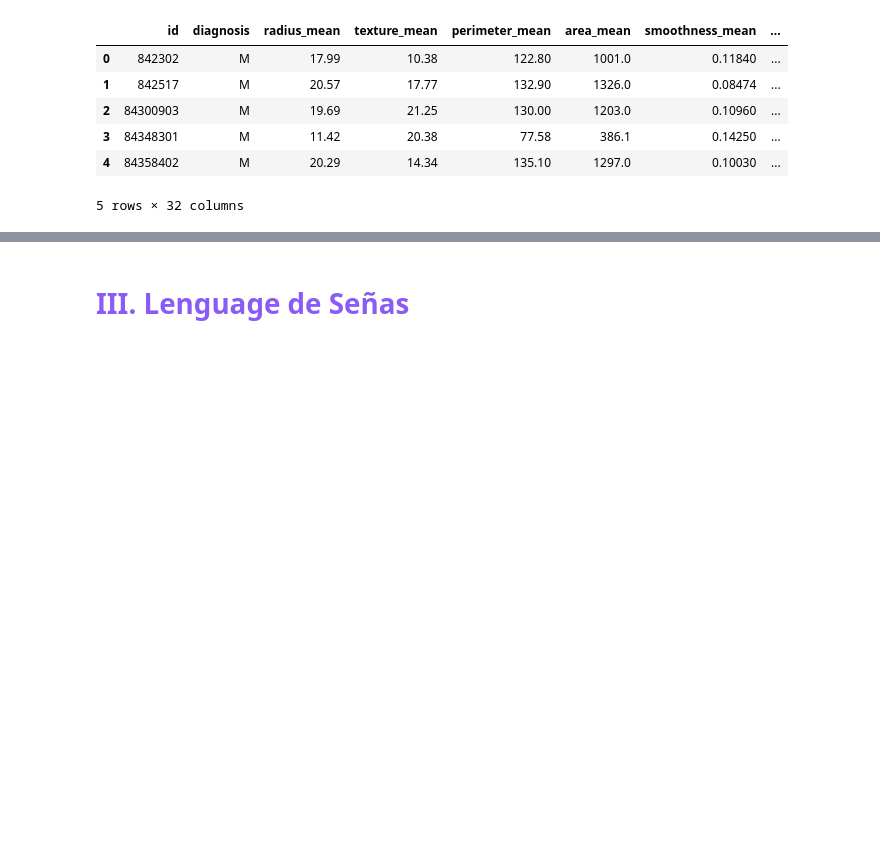
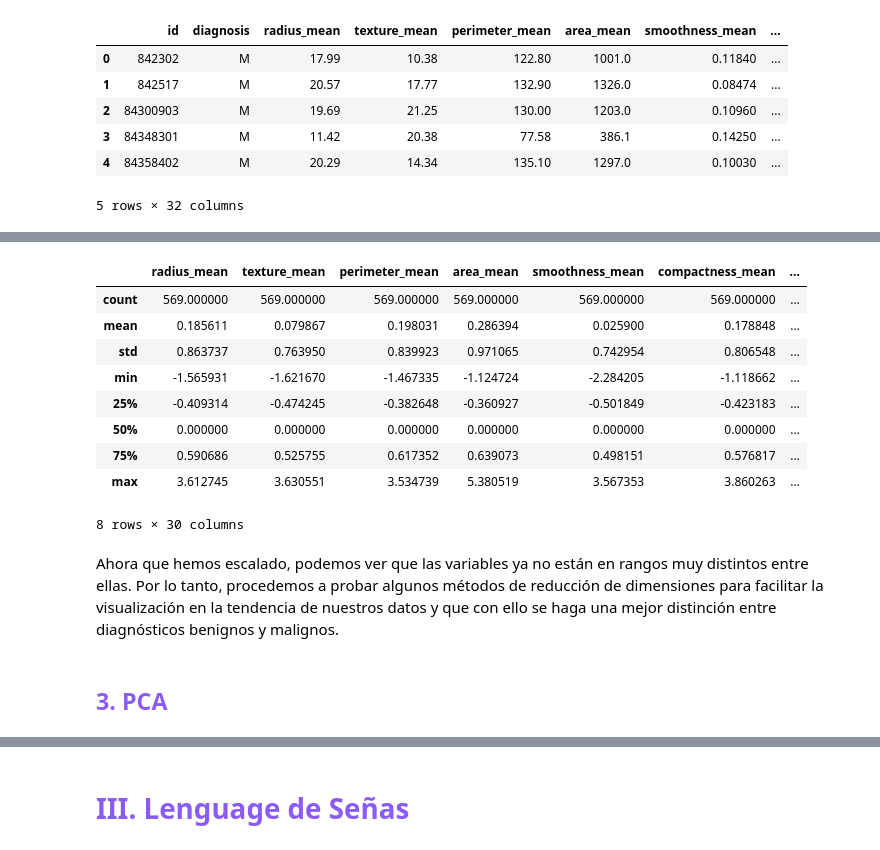
Before and after one commit to AuriRaven/Unsupervised_Learning, a Jupyter notebook: Practica_1.ipynb, the cells around one changed output, grey strips where cells are left out. Cells and saved outputs as stored; diff of their text form; code cells hidden in the pictures; blank space fills up the shorter version.

```diff
--- a/Practica_1.ipynb
+++ b/Practica_1.ipynb
@@ -483,0 +574,17 @@ df_2.head()
+# %%
+df_2.describe()
+# %% [output]
+|  | radius_mean | texture_mean | perimeter_mean | area_mean | smoothness_mean | compactness_mean | ... |
+| count | 569.000000 | 569.000000 | 569.000000 | 569.000000 | 569.000000 | 569.000000 | ... |
+| mean | 0.185611 | 0.079867 | 0.198031 | 0.286394 | 0.025900 | 0.178848 | ... |
+| std | 0.863737 | 0.763950 | 0.839923 | 0.971065 | 0.742954 | 0.806548 | ... |
+| min | -1.565931 | -1.621670 | -1.467335 | -1.124724 | -2.284205 | -1.118662 | ... |
+| 25% | -0.409314 | -0.474245 | -0.382648 | -0.360927 | -0.501849 | -0.423183 | ... |
+| 50% | 0.000000 | 0.000000 | 0.000000 | 0.000000 | 0.000000 | 0.000000 | ... |
+| 75% | 0.590686 | 0.525755 | 0.617352 | 0.639073 | 0.498151 | 0.576817 | ... |
+| max | 3.612745 | 3.630551 | 3.534739 | 5.380519 | 3.567353 | 3.860263 | ... |
+8 rows × 30 columns
+# %% [markdown]
+Ahora que hemos escalado, podemos ver que las variables ya no están en rangos muy distintos entre ellas. Por lo tanto, procedemos a probar algunos métodos de reducción de dimensiones para facilitar la visualización en la tendencia de nuestros datos y que con ello se haga una mejor distinción entre diagnósticos benignos y malignos.
+# %% [markdown]
+## <span style="color: rgb(138, 92, 245);">3. PCA</span>
```
Also changed, not shown: parts of 23 cells of this notebook, 1 other file.
